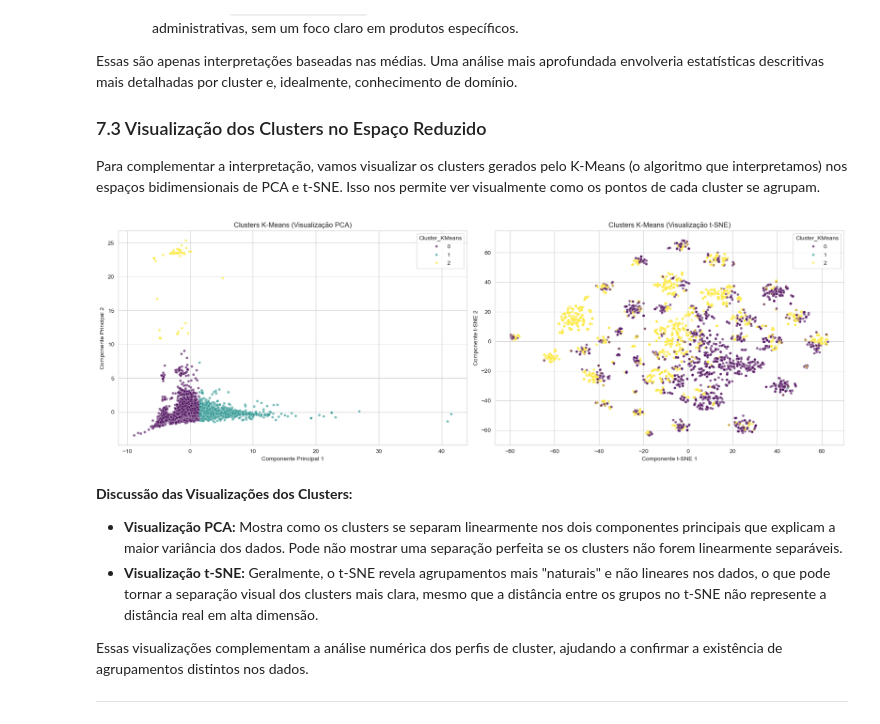
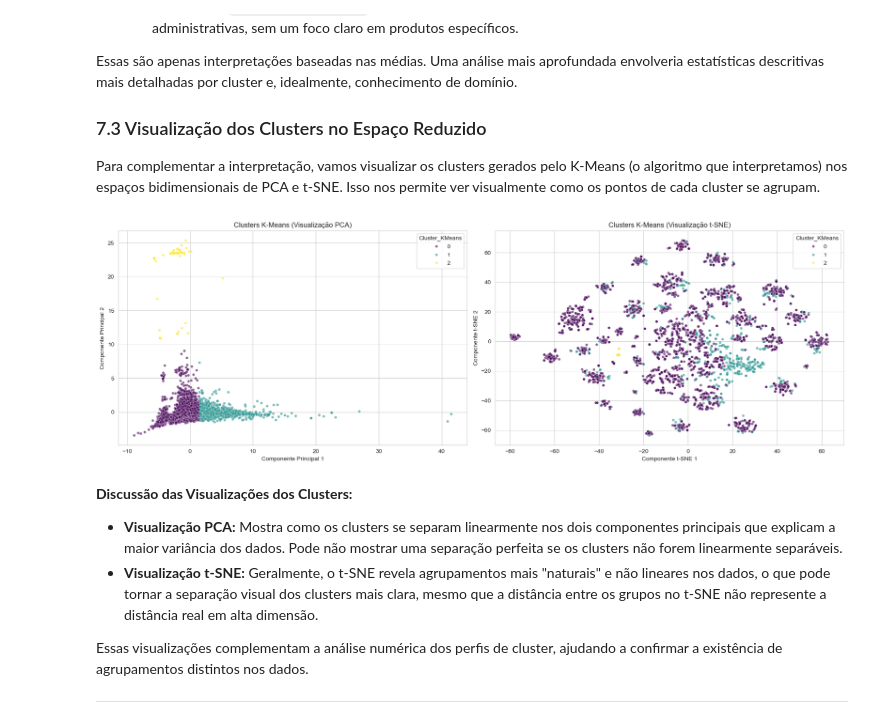
Before and after one commit to MLGODS/Project02-UnsupervisedLearning, a Jupyter notebook: Trabalho_de_Clusterização_de_Comportamento_de_Compras_Online.ipynb, the cells around one changed output. Saved outputs shown, nothing was run; the diff lists cells and outputs as text; code cells hidden in the pictures.

Commit message:
corrigindo kmeans_labels

```diff
--- a/Trabalho_de_Clusterização_de_Comportamento_de_Compras_Online.ipynb
+++ b/Trabalho_de_Clusterização_de_Comportamento_de_Compras_Online.ipynb
@@ -788,28 +788,28 @@ Para complementar a interpretação, vamos visualizar os clusters gerados pelo K
 # %%
 # Adicionar os rótulos de cluster do K-Means aos DataFrames de PCA e t-SNE
 X_pca_df['Cluster_KMeans'] = kmeans_labels
-tsne_df_for_viz['Cluster_KMeans'] = kmeans_labels_sample # Usar a amostra correspondente para t-SNE
+tsne_df_for_viz['Cluster_KMeans'] = kmeans_labels[random_indices_tsne] # Usar a amostra correspondente para t-SNE
 
 plt.figure(figsize=(18, 6))
 
 # PCA - K-Means Clusters
 plt.subplot(1, 2, 1)
 sns.scatterplot(x='Componente_Principal_1', y='Componente_Principal_2', hue='Cluster_KMeans', palette='viridis', data=X_pca_df, legend='full', s=20, alpha=0.6)
 plt.title('Clusters K-Means (Visualização PCA)')
 plt.xlabel('Componente Principal 1')
 plt.ylabel('Componente Principal 2')
 
 # t-SNE - K-Means Clusters
 plt.subplot(1, 2, 2)
 sns.scatterplot(x='TSNE_Componente_1', y='TSNE_Componente_2', hue='Cluster_KMeans', palette='viridis', data=tsne_df_for_viz, legend='full', s=20, alpha=0.6)
 plt.title('Clusters K-Means (Visualização t-SNE)')
 plt.xlabel('Componente t-SNE 1')
 plt.ylabel('Componente t-SNE 2')
 
 plt.tight_layout()
 plt.show()
 # %% [output]
-[figure, old version]
+[figure, new version]
 # %% [markdown]
 **Discussão das Visualizações dos Clusters:**
 
```
